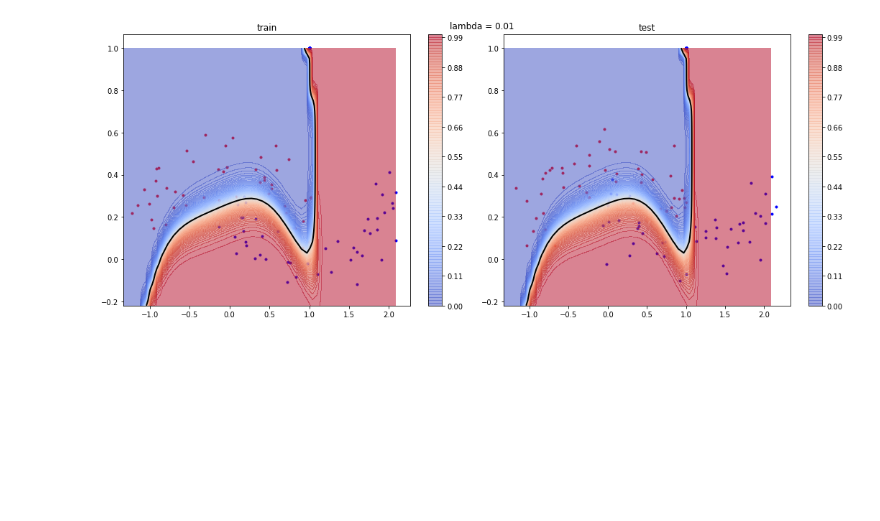
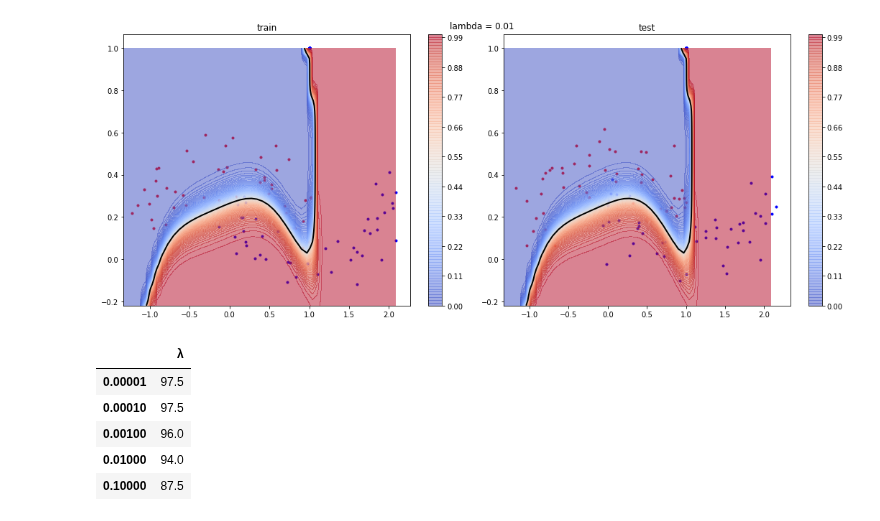
Before and after one commit to insu0929/mlproject, a Jupyter notebook: assign06_20140313.ipynb, the cells around one changed output. Saved outputs shown, nothing was run; the diff lists cells and outputs as text; code cells hidden in the pictures; blank space fills up the shorter version.

```diff
--- a/assign06_20140313.ipynb
+++ b/assign06_20140313.ipynb
@@ -323,3 +329,12 @@ cs2 = ax2.contourf(xx1, xx2, p[0], levels=100, cmap='coolwarm', alpha=0.5)
 cbar2 = plt.colorbar(cs2)
 cbar2.update_ticks()
 plt.tight_layout()
+# %%
+train_df
+# %% [output]
+|  | λ |
+| 0.00001 | 97.5 |
+| 0.00010 | 97.5 |
+| 0.00100 | 96.0 |
+| 0.01000 | 94.0 |
+| 0.10000 | 87.5 |
```
Also changed, not shown: parts of 5 cells of this notebook.
